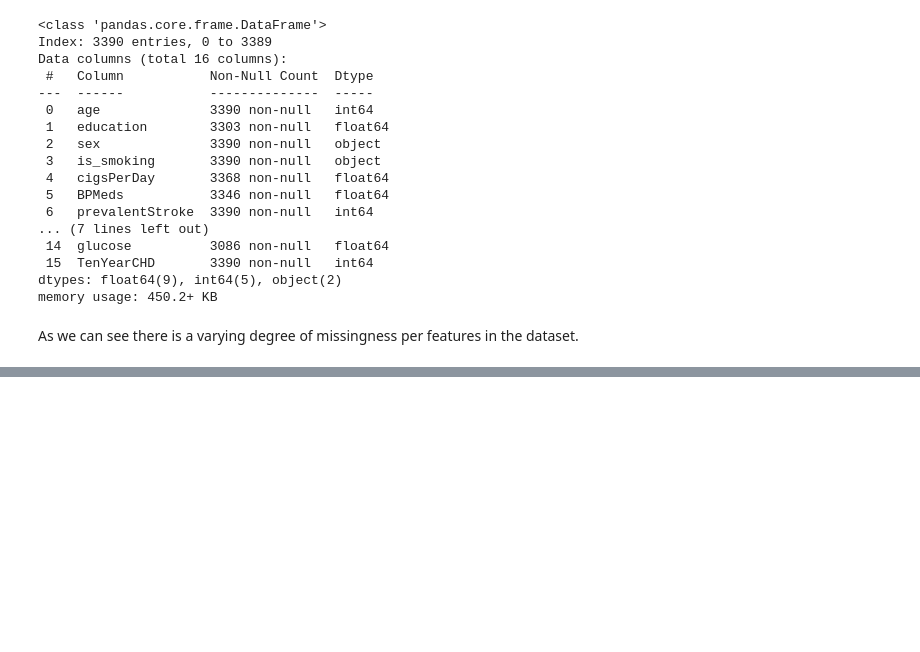
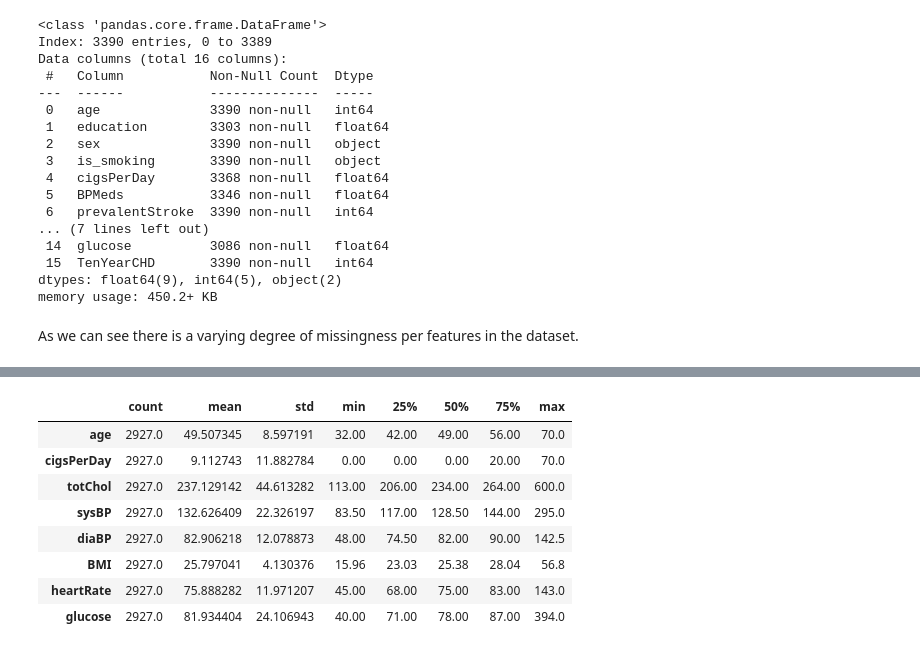
Before and after one commit to mtfattahpour/chd-prediction, a Jupyter notebook: notebooks/eda.ipynb, the cells around one changed output, grey strips where cells are left out. Saved outputs shown, nothing was run; the diff lists cells and outputs as text; code cells hidden in the pictures; blank space fills up the shorter version.

```diff
--- a/notebooks/eda.ipynb
+++ b/notebooks/eda.ipynb
@@ -76,0 +96,2 @@ As we can see there is a varying degree of missingness per features in the datas
+# %%
+df.dropna(inplace=True)
@@ -76,0 +117,14 @@ As we can see there is a varying degree of missingness per features in the datas
+# %%
+# sanity check for numerical data
+columns = ['age', 'cigsPerDay', 'totChol', 'sysBP', 'diaBP', 'BMI', 'heartRate', 'glucose']
+df[columns].describe().T
+# %% [output]
+|  | count | mean | std | min | 25% | 50% | 75% | max |
+| age | 2927.0 | 49.507345 | 8.597191 | 32.00 | 42.00 | 49.00 | 56.00 | 70.0 |
+| cigsPerDay | 2927.0 | 9.112743 | 11.882784 | 0.00 | 0.00 | 0.00 | 20.00 | 70.0 |
+| totChol | 2927.0 | 237.129142 | 44.613282 | 113.00 | 206.00 | 234.00 | 264.00 | 600.0 |
+| sysBP | 2927.0 | 132.626409 | 22.326197 | 83.50 | 117.00 | 128.50 | 144.00 | 295.0 |
+| diaBP | 2927.0 | 82.906218 | 12.078873 | 48.00 | 74.50 | 82.00 | 90.00 | 142.5 |
+| BMI | 2927.0 | 25.797041 | 4.130376 | 15.96 | 23.03 | 25.38 | 28.04 | 56.8 |
+| heartRate | 2927.0 | 75.888282 | 11.971207 | 45.00 | 68.00 | 75.00 | 83.00 | 143.0 |
+| glucose | 2927.0 | 81.934404 | 24.106943 | 40.00 | 71.00 | 78.00 | 87.00 | 394.0 |
```
Also changed, not shown: parts of 8 cells of this notebook.
